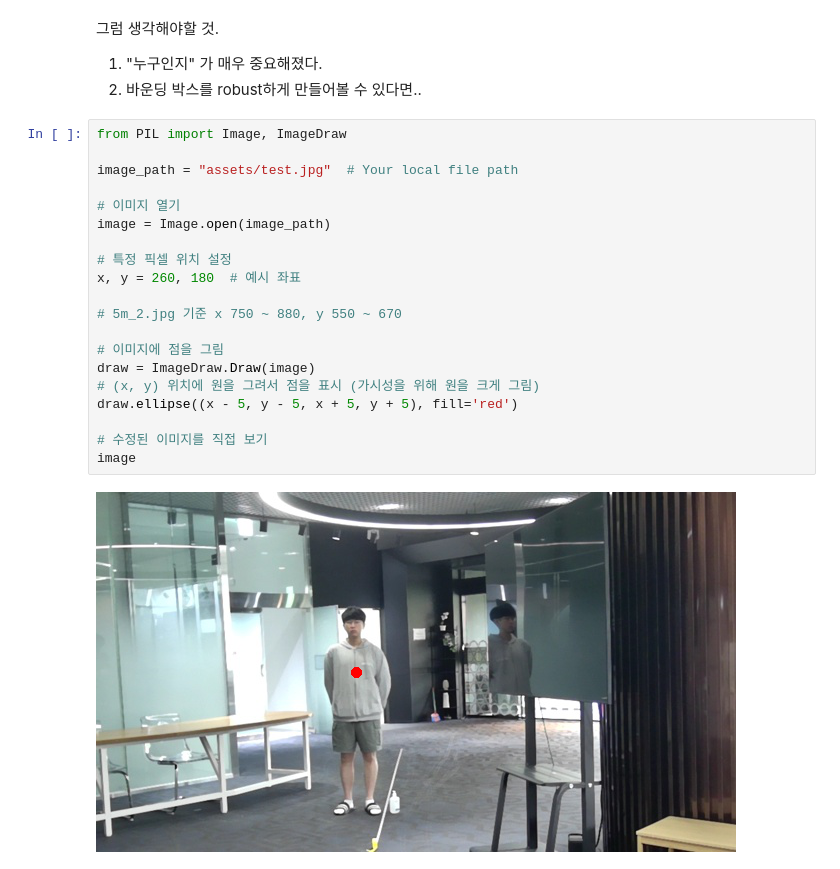
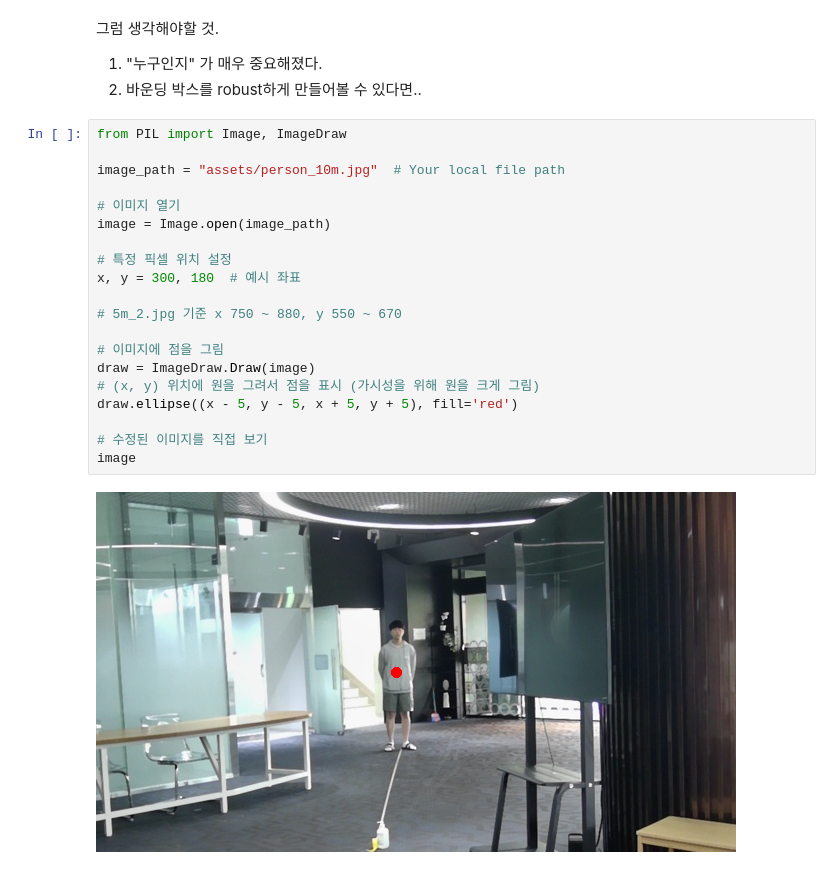
Before and after one commit to NetAiFalcon/falcon, a Jupyter notebook: falcon/cctv-calibration.ipynb, the cells around one changed output. Cells and saved outputs as stored; diff of their text form.

```diff
--- a/falcon/cctv-calibration.ipynb
+++ b/falcon/cctv-calibration.ipynb
@@ -48,22 +54,22 @@ ex) 170인 사람이 이정도 칸 에 꽉차면 5미터다
 # %%
 from PIL import Image, ImageDraw
 
-image_path = "assets/test.jpg"  # Your local file path
+image_path = "assets/person_10m.jpg"  # Your local file path
 
 # 이미지 열기
 image = Image.open(image_path)
 
 # 특정 픽셀 위치 설정
-x, y = 260, 180  # 예시 좌표
+x, y = 300, 180  # 예시 좌표
 
 # 5m_2.jpg 기준 x 750 ~ 880, y 550 ~ 670
 
 # 이미지에 점을 그림
 draw = ImageDraw.Draw(image)
 # (x, y) 위치에 원을 그려서 점을 표시 (가시성을 위해 원을 크게 그림)
 draw.ellipse((x - 5, y - 5, x + 5, y + 5), fill='red')
 
 # 수정된 이미지를 직접 보기
 image
 # %% [output]
-[figure, old version]
+[figure, new version]
```
Also changed, not shown: parts of 1 cell of this notebook, 7 other files.
